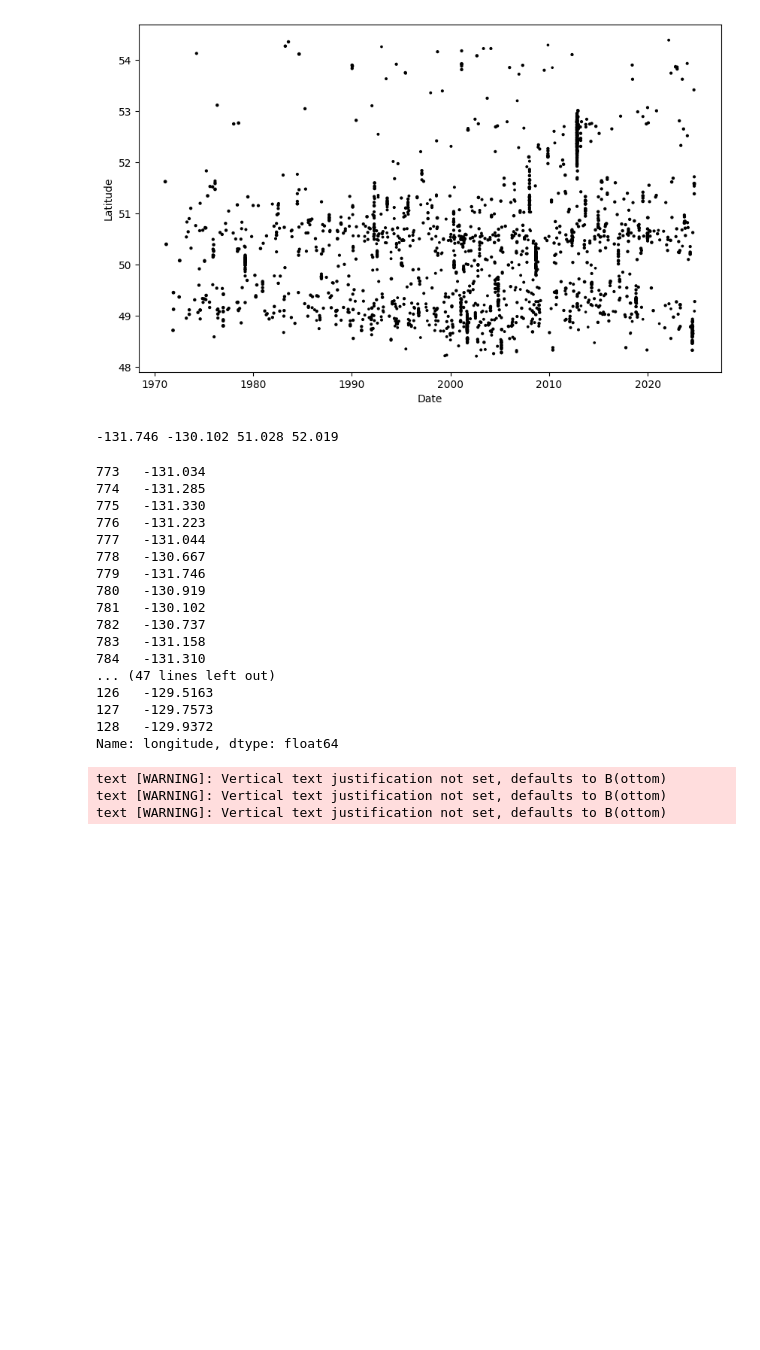
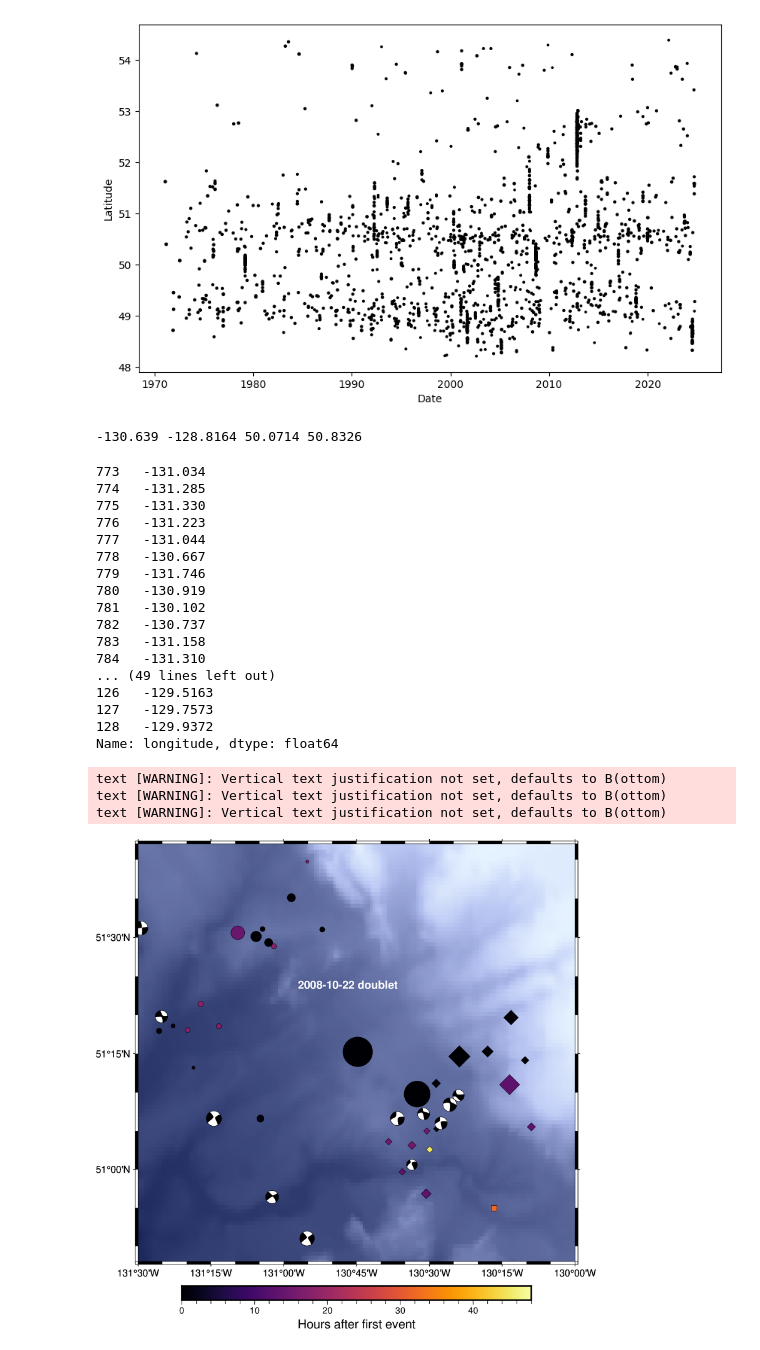
Before and after one commit to LekiYak/bc-multiplets, a Jupyter notebook: scripts/offshore_prelim.ipynb, the cells around one changed output. Cells and saved outputs as stored; diff of their text form; code cells hidden in the pictures; blank space fills up the shorter version.

Commit message:
Added section plot of cascadia initiative stations in scripts/waveforms.ipynb. Added figures of all multiplets with nrcan locations. Updated hypocentre locations.

```diff
--- a/scripts/offshore_prelim.ipynb
+++ b/scripts/offshore_prelim.ipynb
@@ -29,3 +8,7 @@ fms.to_csv('fms.eq', index=False, header=False, sep=' ')
+# %%
+data = pd.read_csv('../hypocentres/bc_earthquakes_usgs.csv')
+nrcan_data = pd.read_csv('../hypocentres/bc_earthquakes_nrcan.eq', delimiter='|')
+nrcan_2013 = pd.read_csv('../hypocentres/2013_09_earthquakes_nrcan.eq', delimiter='|')
 # %%
 # plot histogram of events with respect to time
 data['time'] = pd.to_datetime(data['time'])
@@ -47,27 +36,18 @@ plt.ylabel('Latitude')
 # %% [output]
 Text(0, 0.5, 'Latitude')
 [figure]
-# %%
-# search for magnitude 6 and above
-data_m6 = data[data['mag'] >= 6]
-mindate = datetime(2008, 1, 3)
-maxdate = datetime(2008, 1, 10)
-data_clipped = data[data['time'] >= mindate][data['time'] <= maxdate]
-
-date_list = [(datetime(2008, 1, 5, 11, 1, 0), datetime(2008, 1, 7, 11, 1, 0)),
-             (datetime(2013, 9, 3, 20, 19, 0), datetime(2013, 9, 5, 20, 19, 0)),
-             (datetime(2018, 10, 22, 5, 39, 32), datetime(2018, 10, 24, 5, 39, 32)),
-             (datetime(2019, 12, 23, 19, 49, 40), datetime(2019, 12, 25, 19, 49, 40))]
-
-fms_list = ['2008_doublet', '2013_doublet', '2018_triplet', '2019_triplet']
-
-symbol_list = ['c', 'd', 'i', 's']
 # %%
 region = [
     -132,
     -128,
     48.8,
     52] # whole region
+
+region = [
+    -131,
+    -129.2,
+    50,
+    51]
 
 # region = [
 #     -131.5,
@@ -100,14 +80,14 @@ fig.plot(x=data_clipped['longitude'],
          fill=data_clipped['time'].apply(lambda d: int(d.strftime("%Y%m%d"))),
          cmap=True)
 # fig.plot(x=data_m6['longitude'], y=data_m6['latitude'], style='a0.5c', fill='red')
-fig.meca('C:/Users/lekim/OneDrive/Desktop/School/uvic/other/2008_doublet.eq',
+fig.meca('../gcmt/2008_doublet.eq',
          scale=0.3,
          convention='mt')
 fig.colorbar(frame='af+lDate')
 
 # fig.savefig('2008_doublet.png')
 # %% [output]
--131.746 -130.102 51.028 52.019
+-130.639 -128.8164 50.0714 50.8326
 # %%
 fig = pygmt.Figure()
 fig.basemap(region=region, projection='M6i', frame=True)
@@ -115,7 +95,7 @@ grid_map = pygmt.datasets.load_earth_relief(
     resolution="30s",
     region=region)
 
-fig.grdimage(grid='bathymetry.tiff',
+fig.grdimage(grid='../terrain/bathymetry.tiff',
              region=region,
              cmap="oleron",
              nan_transparent=True,
@@ -147,7 +127,7 @@ for date_pair, fms_name, symbol in zip(date_list, fms_list, symbol_list):
          fill=data_clipped['time'].apply(lambda d: int(d.strftime("%Y%m%d%H%M%S"))),
          cmap=True)
 
-    fig.meca(fms_name + '.eq',
+    fig.meca('../gcmt/' + fms_name + '.eq',
                 scale=0.4,
                 convention='mt')
 
@@ -173,32 +153,33 @@ rectangle = [
     [lon_min, lat_min]  # Closing the polygon
 ]
 
 # Plot the rectangle
 # fig.plot(
 #     x=[coord[0] for coord in rectangle],  # Extract longitudes
 #     y=[coord[1] for coord in rectangle],  # Extract latitudes
 #     pen="2p,red")  # Pen thickness and color
 
-
+fig.show()
 # fig.savefig('bc_multiplets.png')
 # %% [output]
 773   -131.034
 774   -131.285
 775   -131.330
 776   -131.223
 777   -131.044
 778   -130.667
 779   -131.746
 780   -130.919
 781   -130.102
 782   -130.737
 783   -131.158
 784   -131.310
-... (47 lines left out)
+... (49 lines left out)
 126   -129.5163
 127   -129.7573
 128   -129.9372
 Name: longitude, dtype: float64
 text [WARNING]: Vertical text justification not set, defaults to B(ottom)
 text [WARNING]: Vertical text justification not set, defaults to B(ottom)
 text [WARNING]: Vertical text justification not set, defaults to B(ottom)
+[figure, added]
```
Also changed, not shown: parts of 4 cells of this notebook, 10 other files.
